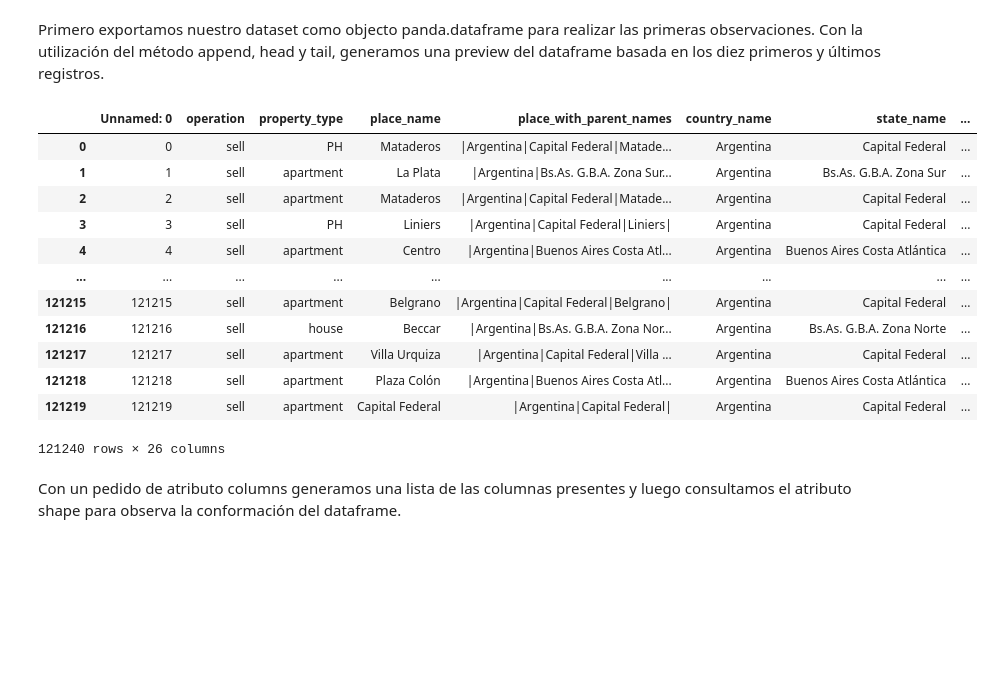
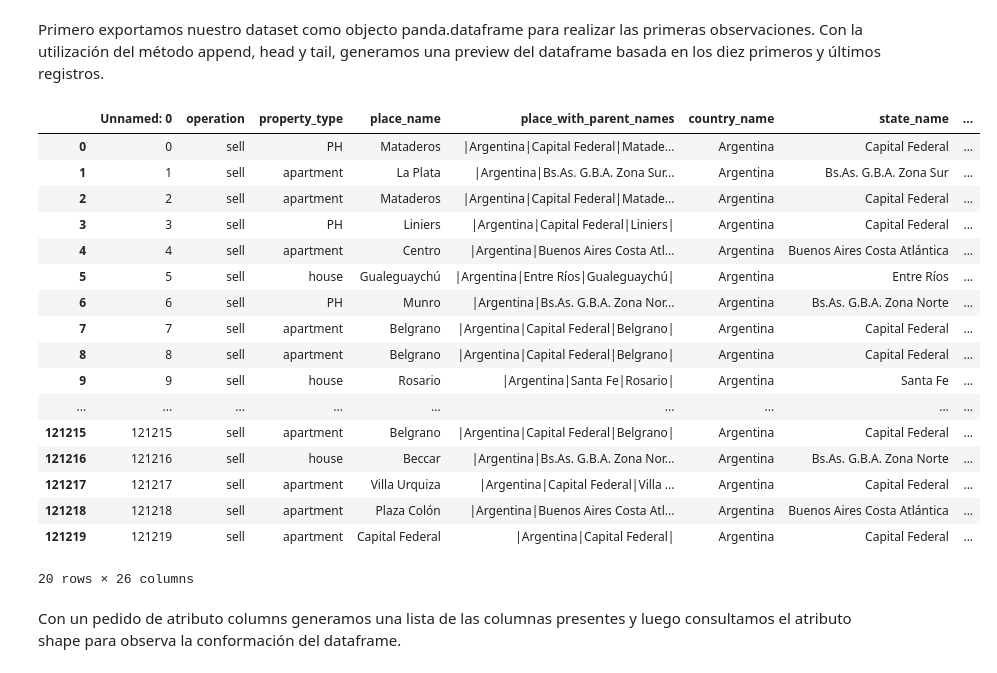
Before and after one commit to FabrizioV97/DHDS-TP1, a Jupyter notebook: Trabajo.ipynb, the cells around one changed output. Cells and saved outputs as stored; diff of their text form; code cells hidden in the pictures; blank space fills up the shorter version.

```diff
--- a/Trabajo.ipynb
+++ b/Trabajo.ipynb
@@ -203,23 +203,28 @@ Primero exportamos nuestro dataset como objecto panda.dataframe para realizar la
 # %%
 file = 'dataset.csv'
 df = pd.read_csv(file)
 
-df_preview = df.append([df.head(10), df.tail(10)])
+df_preview = pd.concat([df.head(10), df.tail(10)])
 df_preview
 # %% [output]
 |  | Unnamed: 0 | operation | property_type | place_name | place_with_parent_names | country_name | state_name | ... |
 | 0 | 0 | sell | PH | Mataderos | |Argentina|Capital Federal|Matade... | Argentina | Capital Federal | ... |
 | 1 | 1 | sell | apartment | La Plata | |Argentina|Bs.As. G.B.A. Zona Sur... | Argentina | Bs.As. G.B.A. Zona Sur | ... |
 | 2 | 2 | sell | apartment | Mataderos | |Argentina|Capital Federal|Matade... | Argentina | Capital Federal | ... |
 | 3 | 3 | sell | PH | Liniers | |Argentina|Capital Federal|Liniers| | Argentina | Capital Federal | ... |
 | 4 | 4 | sell | apartment | Centro | |Argentina|Buenos Aires Costa Atl... | Argentina | Buenos Aires Costa Atlántica | ... |
+| 5 | 5 | sell | house | Gualeguaychú | |Argentina|Entre Ríos|Gualeguaychú| | Argentina | Entre Ríos | ... |
+| 6 | 6 | sell | PH | Munro | |Argentina|Bs.As. G.B.A. Zona Nor... | Argentina | Bs.As. G.B.A. Zona Norte | ... |
+| 7 | 7 | sell | apartment | Belgrano | |Argentina|Capital Federal|Belgrano| | Argentina | Capital Federal | ... |
+| 8 | 8 | sell | apartment | Belgrano | |Argentina|Capital Federal|Belgrano| | Argentina | Capital Federal | ... |
+| 9 | 9 | sell | house | Rosario | |Argentina|Santa Fe|Rosario| | Argentina | Santa Fe | ... |
 | ... | ... | ... | ... | ... | ... | ... | ... | ... |
 | 121215 | 121215 | sell | apartment | Belgrano | |Argentina|Capital Federal|Belgrano| | Argentina | Capital Federal | ... |
 | 121216 | 121216 | sell | house | Beccar | |Argentina|Bs.As. G.B.A. Zona Nor... | Argentina | Bs.As. G.B.A. Zona Norte | ... |
 | 121217 | 121217 | sell | apartment | Villa Urquiza | |Argentina|Capital Federal|Villa ... | Argentina | Capital Federal | ... |
 | 121218 | 121218 | sell | apartment | Plaza Colón | |Argentina|Buenos Aires Costa Atl... | Argentina | Buenos Aires Costa Atlántica | ... |
 | 121219 | 121219 | sell | apartment | Capital Federal | |Argentina|Capital Federal| | Argentina | Capital Federal | ... |
-121240 rows × 26 columns
+20 rows × 26 columns
 # %% [markdown]
 Con un pedido de atributo columns generamos una lista de las columnas presentes y luego consultamos el atributo shape para observa la conformación del dataframe.
 # %%
```
